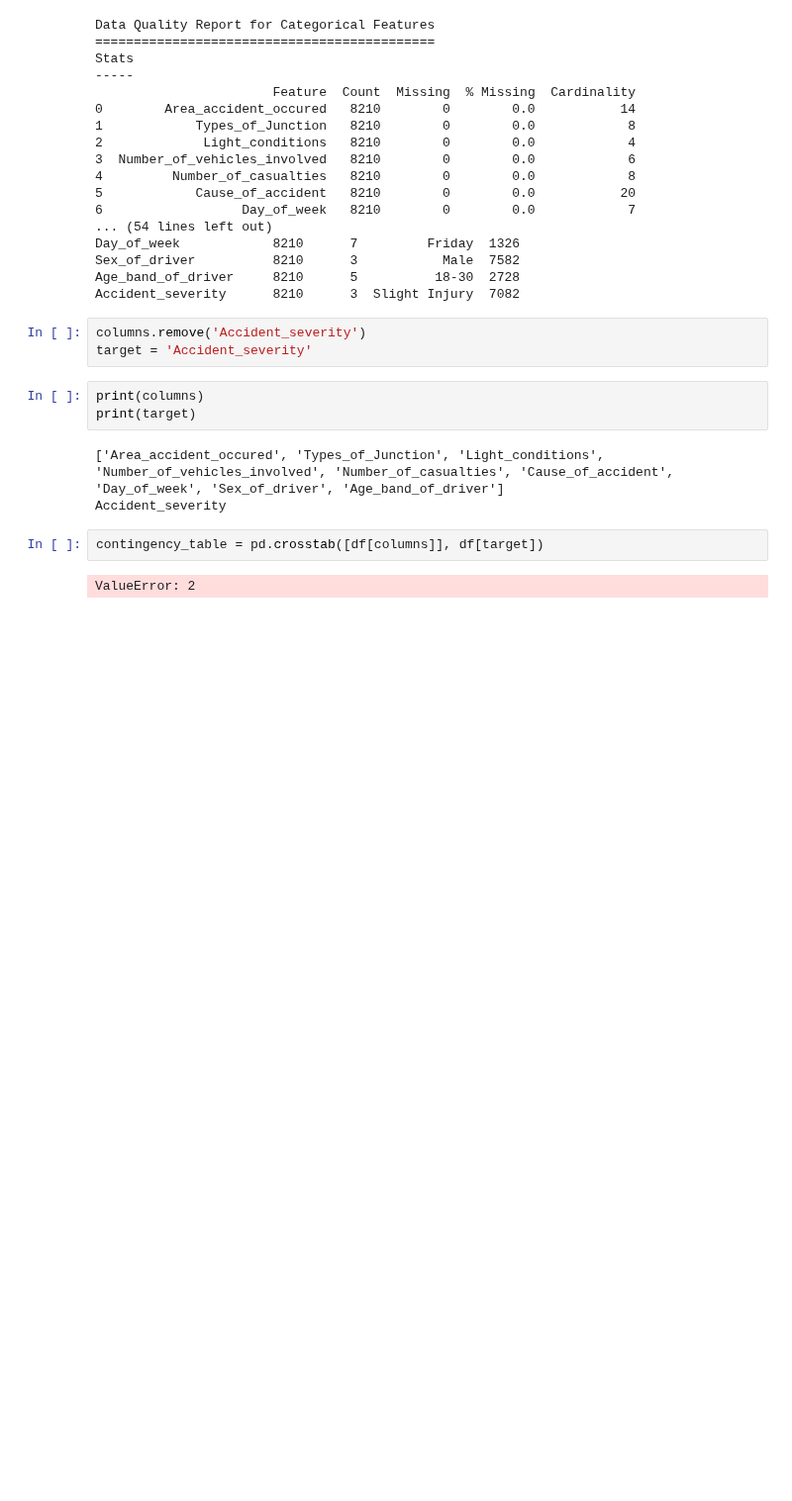
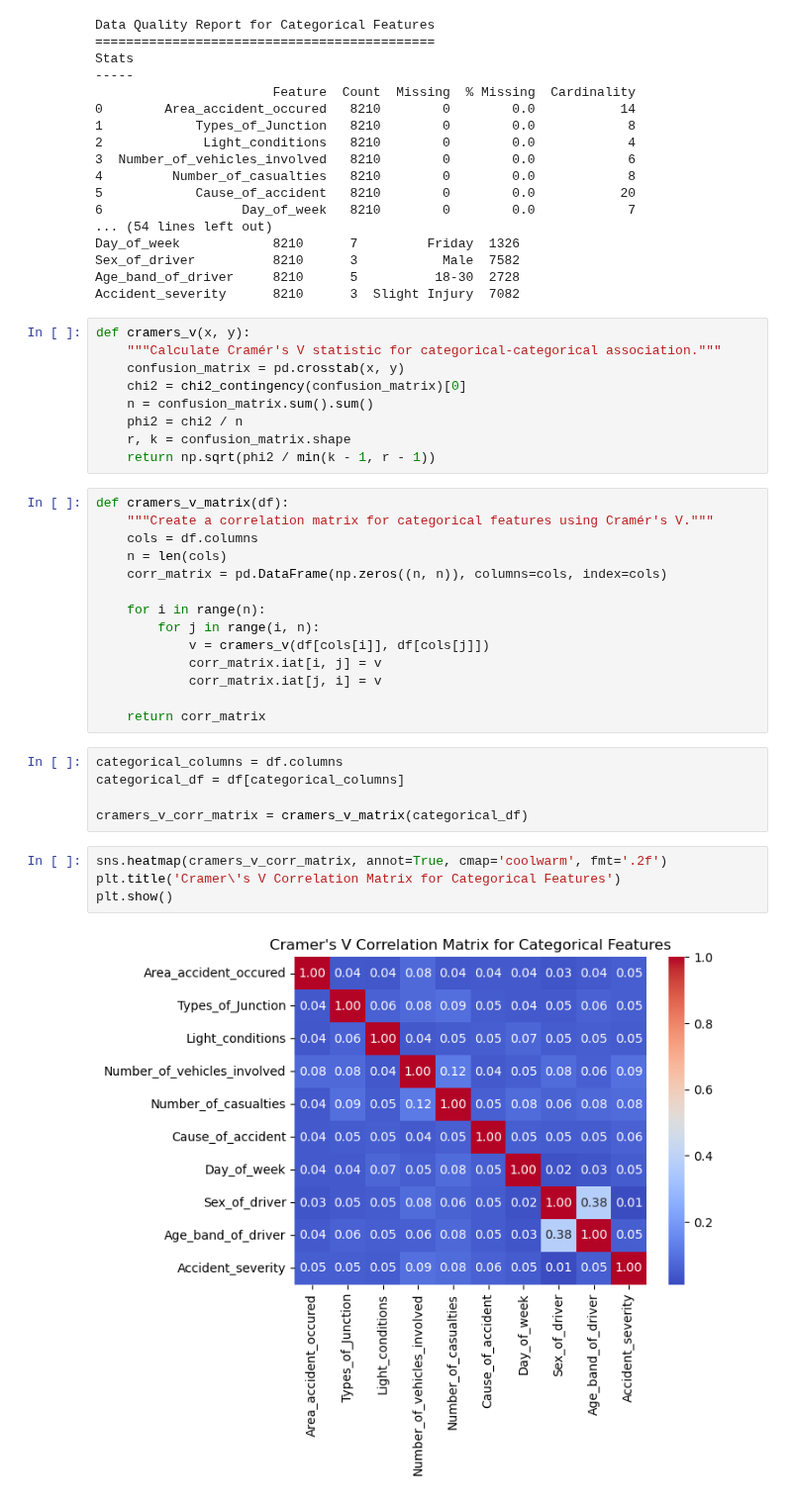
Before and after one commit to junclemente/ADS502-FinalProject, a Jupyter notebook: jun/model-testing.ipynb, the cells around one changed output. Shown at 99% size. Drawn from its saved outputs; the diff is of its cells as text; blank space fills up the shorter version.

```diff
--- a/jun/model-testing.ipynb
+++ b/jun/model-testing.ipynb
@@ -47,16 +51,37 @@ Day_of_week            8210      7         Friday  1326
 Sex_of_driver          8210      3           Male  7582
 Age_band_of_driver     8210      5          18-30  2728
 Accident_severity      8210      3  Slight Injury  7082
-# %%
-columns.remove('Accident_severity')
-target = 'Accident_severity'
-# %%
-print(columns)
-print(target)
-# %% [output]
-['Area_accident_occured', 'Types_of_Junction', 'Light_conditions', 'Number_of_vehicles_involved', 'Number_of_casualties', 'Cause_of_accident', 'Day_of_week', 'Sex_of_driver', 'Age_band_of_driver']
-Accident_severity
-# %%
-contingency_table = pd.crosstab([df[columns]], df[target])
-# %% [output]
-ValueError: 2
+# %%
+def cramers_v(x, y):
+    """Calculate Cramér's V statistic for categorical-categorical association."""
+    confusion_matrix = pd.crosstab(x, y)
+    chi2 = chi2_contingency(confusion_matrix)[0]
+    n = confusion_matrix.sum().sum()
+    phi2 = chi2 / n
+    r, k = confusion_matrix.shape
+    return np.sqrt(phi2 / min(k - 1, r - 1))
+# %%
+def cramers_v_matrix(df):
+    """Create a correlation matrix for categorical features using Cramér's V."""
+    cols = df.columns
+    n = len(cols)
+    corr_matrix = pd.DataFrame(np.zeros((n, n)), columns=cols, index=cols)
+
+    for i in range(n):
+        for j in range(i, n):
+            v = cramers_v(df[cols[i]], df[cols[j]])
+            corr_matrix.iat[i, j] = v
+            corr_matrix.iat[j, i] = v
+
+    return corr_matrix
+# %%
+categorical_columns = df.columns
+categorical_df = df[categorical_columns]
+
+cramers_v_corr_matrix = cramers_v_matrix(categorical_df)
+# %%
+sns.heatmap(cramers_v_corr_matrix, annot=True, cmap='coolwarm', fmt='.2f')
+plt.title('Cramer\'s V Correlation Matrix for Categorical Features')
+plt.show()
+# %% [output]
+[figure, added]
```
Also changed, not shown: parts of 4 cells of this notebook, 2 other files.
